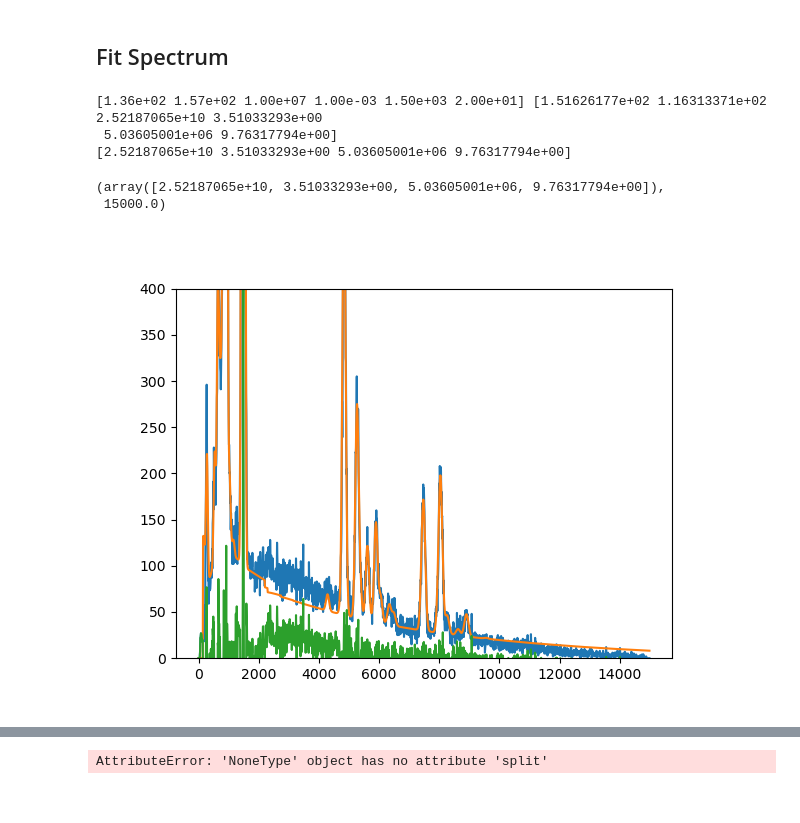
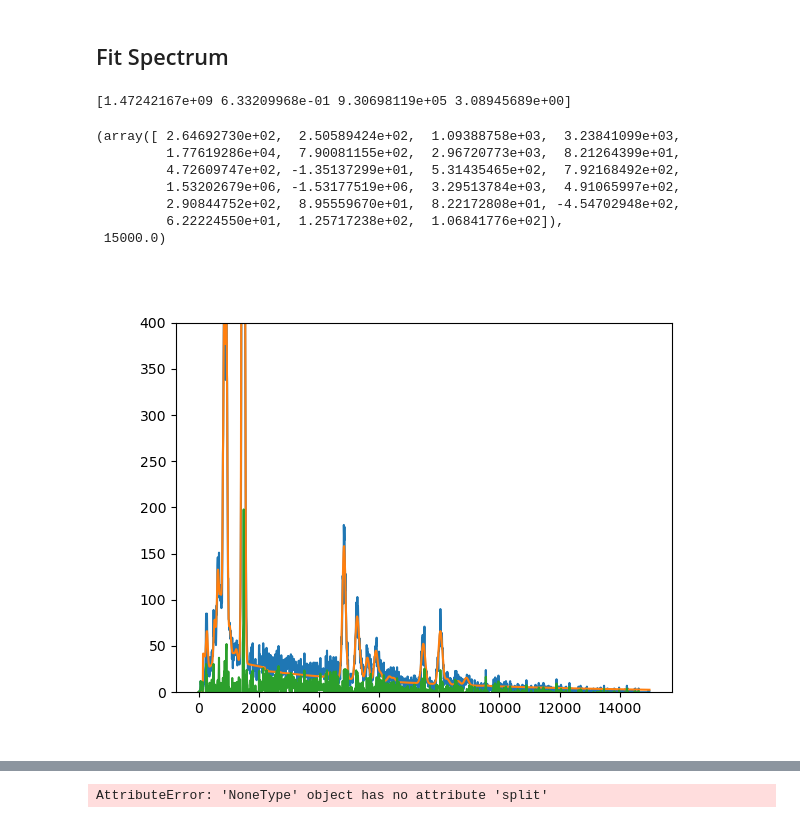
Before and after one commit to pycroscopy/pyTEMlib, a Jupyter notebook: notebooks/Spectroscopy/EDS.ipynb, the cells around one changed output, grey strips where cells are left out. Saved outputs shown, nothing was run; the diff lists cells and outputs as text; code cells hidden in the pictures.

```diff
--- a/notebooks/Spectroscopy/EDS.ipynb
+++ b/notebooks/Spectroscopy/EDS.ipynb
@@ -127,0 +210,2 @@ Dropdown(description='select dataset:', options=('RCOB-3,5Zn_Area5_LiveMap1_Spec
+# %%
+line.set_linewidth(200)
@@ -127,0 +250,8 @@ Dropdown(description='select dataset:', options=('RCOB-3,5Zn_Area5_LiveMap1_Spec
+# %%
+import sidpy
+prof = get_profile(chooser.dataset, line)
+v = prof.plot(figsize=(10,5))
+
+v.axes[0].set_aspect('auto')
+v.axes[0].set_ylim(0,.7)
+v.axes[0].plot(prof[:,0,:700].sum(axis=1)/prof[:,0,:700].sum(axis=1).max()*.7)
@@ -127,0 +262,2 @@ Dropdown(description='select dataset:', options=('RCOB-3,5Zn_Area5_LiveMap1_Spec
+# %%
+line.set_linewidth(200)
@@ -168,6 +308,7 @@ v = spectrum.plot()
 # %%
 tags = chooser.dataset.metadata['experiment']
-
+spectrum = prof[0,0]
+spectrum.metadata = chooser.dataset.metadata
 tags['acceleration_voltage_V'] = tags['microscope']['acceleration_voltage_V']
 print(tags['acceleration_voltage_V'])
 start = np.searchsorted(spectrum.energy_scale, 150)
@@ -182,37 +323,62 @@ plt.plot(spectrum.energy_scale, detector_efficiency),
 # %% [markdown]
 ## Fit Spectrum
 # %%
-elements = ['C', 'O', 'Cu',  'Al',  'Ni', 'Zn', 'Mn', 'Ce']
+elements = ['C', 'O', 'Cu',  'Al',  'Ni', 'Zn', 'Mn', 'Ce', 'Mg']
+spectrum = prof[0,0]
+spectrum.metadata = chooser.dataset.metadata
 spectrum.metadata['EDS'] = {}
 pyTEMlib.eds_tools.get_x_ray_lines(spectrum, elements)
-peaks, p = pyTEMlib.eds_tools.fit_model(spectrum, elements, use_detector_efficiency= True)
+results = {}
+from tqdm.notebook import trange, tqdm
+for i in trange(len(prof[:,0])):
+    spectrum = prof[i, 0]
+    spectrum.metadata = chooser.dataset.metadata
+    spectrum.metadata['EDS'] = {}
+    peaks, p = pyTEMlib.eds_tools.fit_model(spectrum, elements, use_detector_efficiency= True)
+    for element in chooser.dataset.metadata['EDS']['lines'].keys():
+        for family in chooser.dataset.metadata['EDS']['lines'][element].keys():
+            if family !='Z':
+                if 'height' in chooser.dataset.metadata['EDS']['lines'][element][family].keys():
+                    if element+': '+family not in results:
+                        results[element+': '+family] = []
+                    results[element+': '+family].append(chooser.dataset.metadata['EDS']['lines'][element][family]['height'])
+                else:
+                    for line in  chooser.dataset.metadata['EDS']['lines'][element][family]:
+                        if element+': '+line not in results:
+                            results[element+': '+line] = []
+                        results[element+': '+line].append(chooser.dataset.metadata['EDS']['lines'][element][family][line]['height'])
+
+
 model = np.zeros(len(spectrum))
 for i in range(len(p)-4):
     model += peaks[i]*p[i]
     pass
 start = np.searchsorted(spectrum.energy_scale, 150)
 energy_scale = spectrum.energy_scale[start:]
 #p[-3:] = [100, 3, .007]
 print(p[-4:])
 E_0 = spectrum.metadata['experiment']['acceleration_voltage_V'][0]
 
 #model[start:] += (detector_efficiency[start:] * (p[-3] + p[-2] * (E_0 - energy_scale) / energy_scale + p[-1] * (E_0-energy_scale) ** 2 / energy_scale))
 bgd = p[-4] / (energy_scale + p[-3] * energy_scale ** 2 + p[-2] * energy_scale ** .5) - p[-1]
 
 model[start:] += detector_efficiency[start:] * bgd
 
 plt.figure()
-plt.plot(spectrum.energy_scale, spectrum)
+plt.plot(spectrum.energy_scale, spectrum, label='spectrum')
 
-plt.plot(spectrum.energy_scale,model)
+plt.plot(spectrum.energy_scale,model, label='model')
 # plt.plot(spectrum.energy_scale[start:], bgd*detector_efficiency[start:])
-plt.plot(spectrum.energy_scale,spectrum-model)
+plt.plot(spectrum.energy_scale,spectrum-model,  label='difference')
 plt.ylim(0, 400)
-p[-4:], E_0
+p[:-4], E_0
 # %% [output]
-[1.36e+02 1.57e+02 1.00e+07 1.00e-03 1.50e+03 2.00e+01] [1.51626177e+02 1.16313371e+02 2.52187065e+10 3.51033293e+00
- 5.03605001e+06 9.76317794e+00]
-[2.52187065e+10 3.51033293e+00 5.03605001e+06 9.76317794e+00]
+[1.47242167e+09 6.33209968e-01 9.30698119e+05 3.08945689e+00]
-(array([2.52187065e+10, 3.51033293e+00, 5.03605001e+06, 9.76317794e+00]),
+(array([ 2.64692730e+02,  2.50589424e+02,  1.09388758e+03,  3.23841099e+03,
+         1.77619286e+04,  7.90081155e+02,  2.96720773e+03,  8.21264399e+01,
+         4.72609747e+02, -1.35137299e+01,  5.31435465e+02,  7.92168492e+02,
+         1.53202679e+06, -1.53177519e+06,  3.29513784e+03,  4.91065997e+02,
+         2.90844752e+02,  8.95559670e+01,  8.22172808e+01, -4.54702948e+02,
+         6.22224550e+01,  1.25717238e+02,  1.06841776e+02]),
  15000.0)
-[figure, old version]
+[figure, new version]
```
Also changed, not shown: parts of 14 cells of this notebook, 3 other files.
